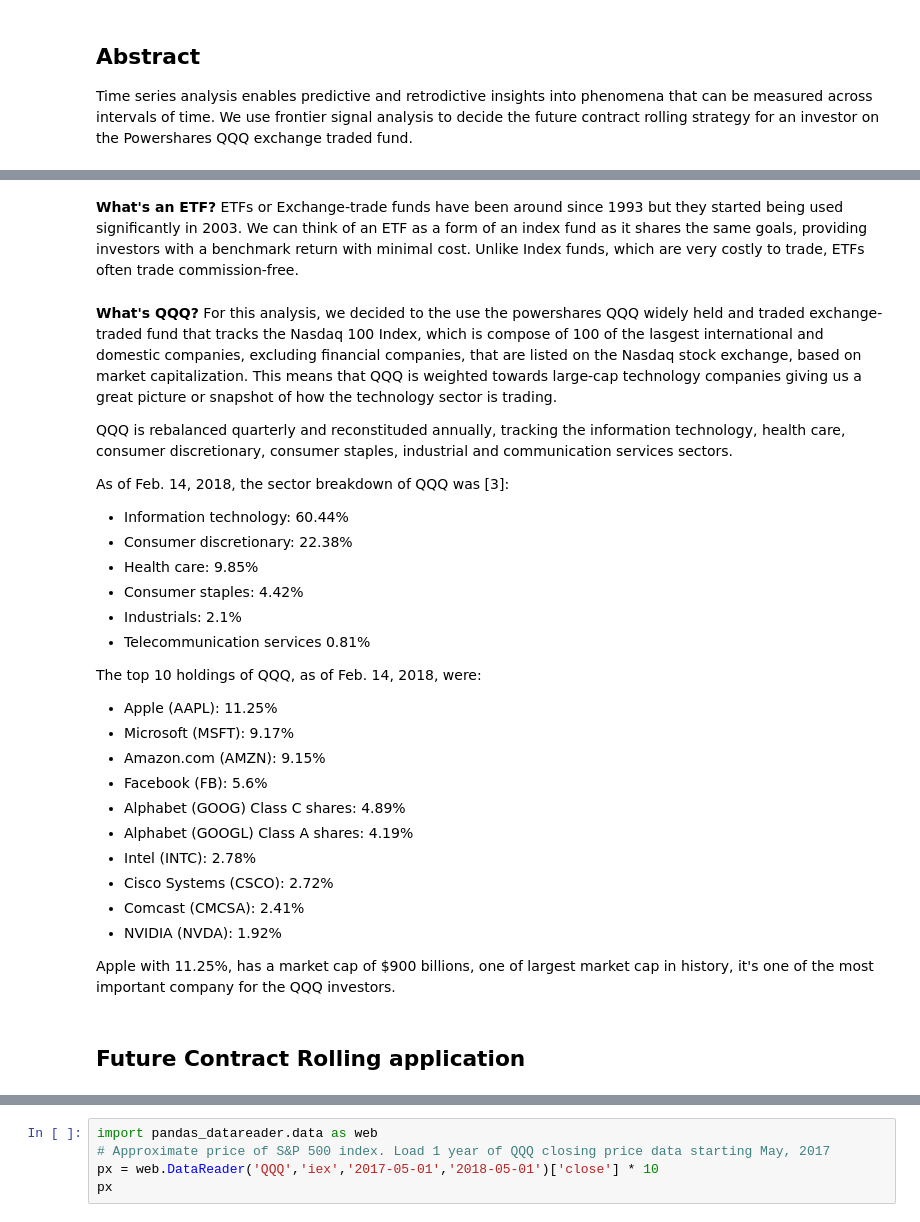
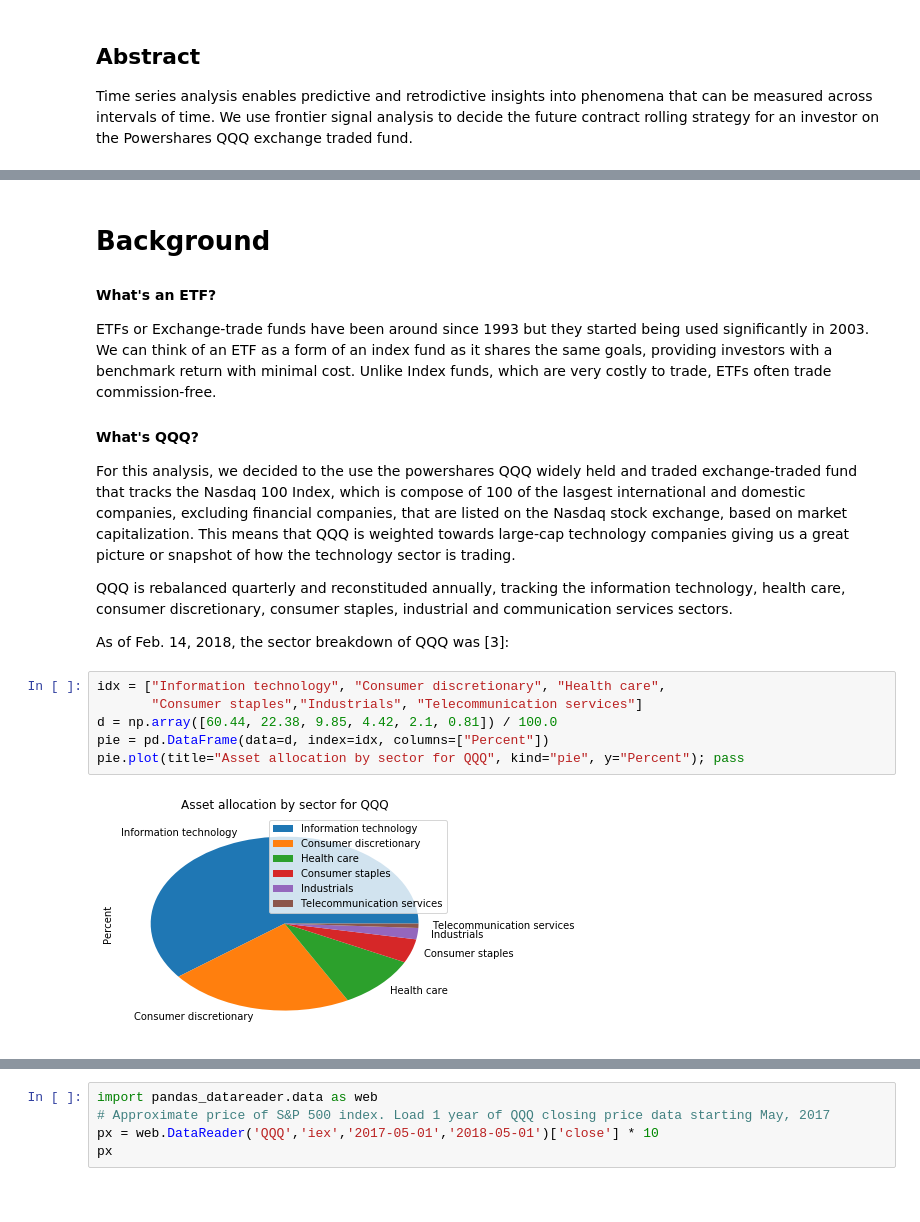
Before and after one commit to aasuncion/7333-Quant-World, a Jupyter notebook: Case4-Master-v4.ipynb, the cells around one changed output, grey strips where cells are left out. Cells and saved outputs as stored; diff of their text form.

Commit message:
Plots for QQQ

```diff
--- a/Case4-Master-v4.ipynb
+++ b/Case4-Master-v4.ipynb
@@ -43,33 +59,22 @@ Futures rolling contracts, can be a viable option to mitigate risk. To mitigate
 # %% [markdown]
-__What's an ETF?__ ETFs or Exchange-trade funds have been around since 1993 but they started being used significantly in 2003. We can think of an ETF as a form of an index fund as it shares the same goals, providing investors with a benchmark return with minimal cost. Unlike Index funds, which are very costly to trade, ETFs often trade commission-free.
+# Background
+
+#### What's an ETF?
+ETFs or Exchange-trade funds have been around since 1993 but they started being used significantly in 2003.
+We can think of an ETF as a form of an index fund as it shares the same goals, providing investors with a benchmark return with minimal cost. Unlike Index funds, which are very costly to trade, ETFs often trade commission-free.
+
+#### What's QQQ?
+For this analysis, we decided to the use the powershares QQQ widely held and traded exchange-traded fund that tracks the Nasdaq 100 Index, which is compose of 100 of the lasgest international and domestic companies, excluding financial companies, that are listed on the Nasdaq stock exchange, based on market capitalization. This means that QQQ is weighted towards large-cap technology companies giving us a great picture or snapshot of how the technology sector is trading.
+
+QQQ is rebalanced quarterly and reconstituded annually, tracking the information technology, health care, consumer discretionary, consumer staples, industrial and communication services sectors.
+
+
+As of Feb. 14, 2018, the sector breakdown of QQQ was [3]:
-# %% [markdown]
-__What's QQQ?__ For this analysis, we decided to the use the powershares QQQ widely held and traded exchange-traded fund that tracks the Nasdaq 100 Index, which is compose of 100 of the lasgest international and domestic companies, excluding financial companies, that are listed on the Nasdaq stock exchange, based on market capitalization. This means that QQQ is weighted towards large-cap technology companies giving us a great picture or snapshot of how the technology sector is trading.
-
-QQQ is rebalanced quarterly and reconstituded annually, tracking the information technology, health care, consumer discretionary, consumer staples, industrial and communication services sectors.
-
-
-As of Feb. 14, 2018, the sector breakdown of QQQ was [3]:
-
-* Information technology: 60.44%
-* Consumer discretionary: 22.38%
-* Health care: 9.85%
-* Consumer staples: 4.42%
-* Industrials: 2.1%
-* Telecommunication services 0.81%
-
-The top 10 holdings of QQQ, as of Feb. 14, 2018, were:
-
-* Apple (AAPL): 11.25%
-* Microsoft (MSFT): 9.17%
-* Amazon.com (AMZN): 9.15%
-* Facebook (FB): 5.6%
-* Alphabet (GOOG) Class C shares: 4.89%
-* Alphabet (GOOGL) Class A shares: 4.19%
-* Intel (INTC): 2.78%
-* Cisco Systems (CSCO): 2.72%
-* Comcast (CMCSA): 2.41%
-* NVIDIA (NVDA): 1.92%
-
-Apple with 11.25%, has a market cap of $900 billions, one of largest market cap in history, it's one of the most important company for the QQQ investors.
-# %% [markdown]
-## Future Contract Rolling application
+# %%
+idx = ["Information technology", "Consumer discretionary", "Health care",
+       "Consumer staples","Industrials", "Telecommunication services"]
+d = np.array([60.44, 22.38, 9.85, 4.42, 2.1, 0.81]) / 100.0
+pie = pd.DataFrame(data=d, index=idx, columns=["Percent"])
+pie.plot(title="Asset allocation by sector for QQQ", kind="pie", y="Percent"); pass
+# %% [output]
+[figure, added]
```
Also changed, not shown: parts of 14 cells of this notebook.
